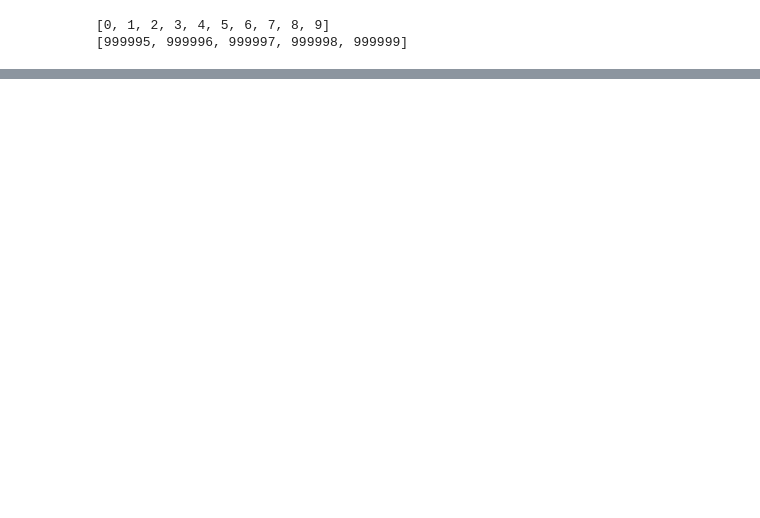
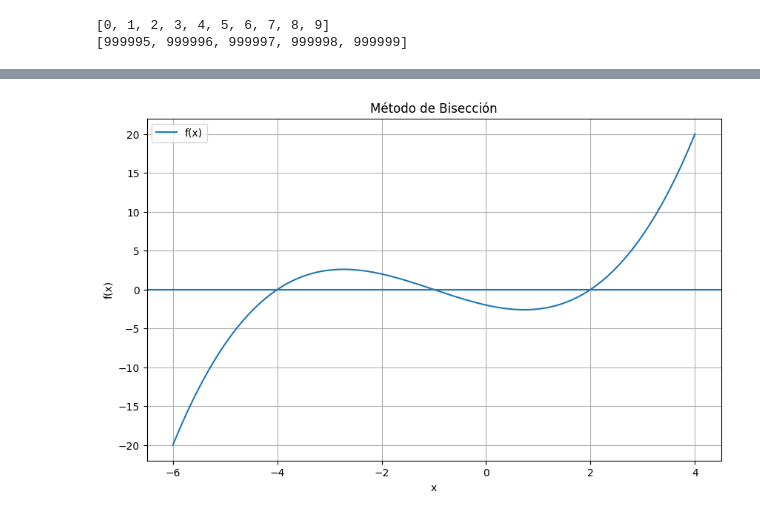
Before and after one commit to Alexgm03/Taller01-MN, a Jupyter notebook: taller1.ipynb, the cells around one changed output, grey strips where cells are left out. Cells and saved outputs as stored; diff of their text form; code cells hidden in the pictures; blank space fills up the shorter version.

```diff
--- a/taller1.ipynb
+++ b/taller1.ipynb
@@ -51,0 +42,65 @@ plt.show()
+# %%
+import numpy as np
+import matplotlib.pyplot as plt
+
+# Función
+def f(x):
+    return (x**3 + 3*x**2 - 6*x - 8)/4
+
+
+# Método de bisección
+def biseccion(a, b, iteraciones):
+
+    if f(a) * f(b) > 0:
+        print(f"No hay cambio de signo en [{a}, {b}]")
+        return
+
+    print(f"\nIntervalo inicial: [{a}, {b}]")
+
+    for i in range(iteraciones):
+
+        c = (a + b) / 2
+
+        print(f"Iteración {i+1}")
+        print(f"a = {a:.6f}")
+        print(f"b = {b:.6f}")
+        print(f"c = {c:.6f}")
+        print(f"f(c) = {f(c):.6f}")
+
+        if f(a) * f(c) < 0:
+            b = c
+        else:
+            a = c
+
+    print(f"\nRaíz aproximada: {c:.6f}")
+
+
+# Intervalos dados
+rangos = [
+    (-5, 3),
+    (-4.7, 2.5),
+    (-4.5, 2.7),
+    (-3, -2)
+]
+
+# Ejecutar bisección
+for a, b in rangos:
+    biseccion(a, b, 5)
+
+
+# Gráfica
+x = np.linspace(-6, 4, 1000)
+y = f(x)
+
+plt.figure(figsize=(10,6))
+plt.plot(x, y, label='f(x)')
+plt.axhline(0)
+
+plt.xlabel("x")
+plt.ylabel("f(x)")
+plt.title("Método de Bisección")
+plt.grid(True)
+plt.legend()
+
+plt.show()
+# %% [output]
@@ -51,0 +124 @@ plt.show()
+[figure, added]
```
Also changed, not shown: parts of 5 cells of this notebook.
